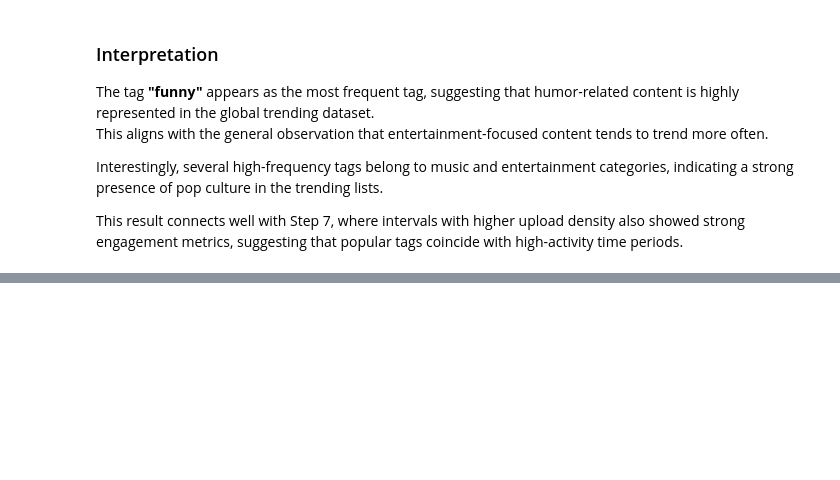
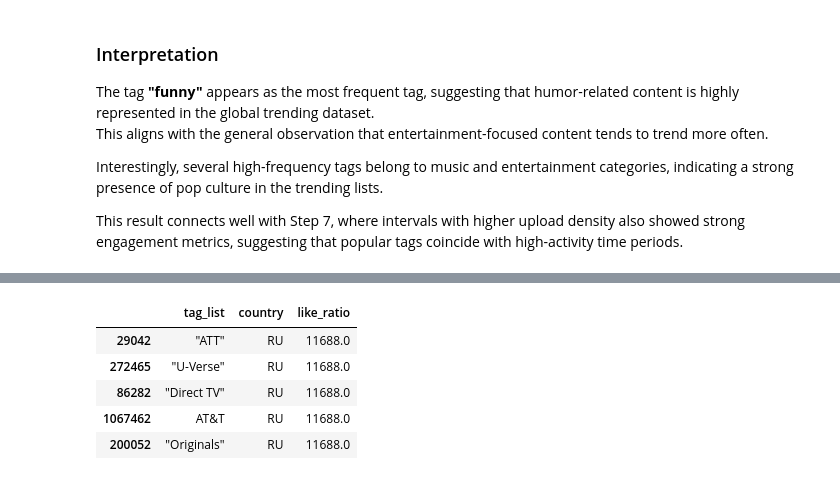
Before and after one commit to aminsaberi52/yt-trending-project-2025, a Jupyter notebook: yt-trending-project-2025.ipynb, the cells around one changed output, grey strips where cells are left out. Saved outputs shown, nothing was run; the diff lists cells and outputs as text; code cells hidden in the pictures; blank space fills up the shorter version.

Commit message:
Implement step 10: compute average like_ratio per tag-country pair

```diff
--- a/yt-trending-project-2025.ipynb
+++ b/yt-trending-project-2025.ipynb
@@ -409,0 +415,18 @@ This result connects well with Step 7, where intervals with higher upload densit
+# %%
+# Part 10 - Average like_ratio for each (tag, country) pair
+
+tag_country_ratio = (
+    tag_exploded.groupby(["tag_list", "country"])["like_ratio"]
+    .mean()
+    .reset_index()
+    .sort_values("like_ratio", ascending=False)
+)
+
+tag_country_ratio.head()
+# %% [output]
+|  | tag_list | country | like_ratio |
+| 29042 | "ATT" | RU | 11688.0 |
+| 272465 | "U-Verse" | RU | 11688.0 |
+| 86282 | "Direct TV" | RU | 11688.0 |
+| 1067462 | AT&T | RU | 11688.0 |
+| 200052 | "Originals" | RU | 11688.0 |
```
Also changed, not shown: parts of 2 cells of this notebook.
